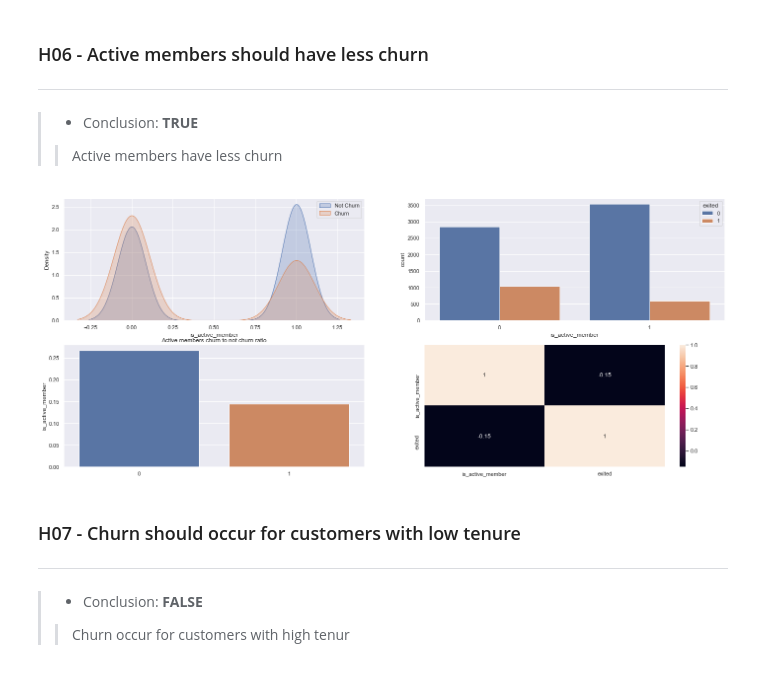
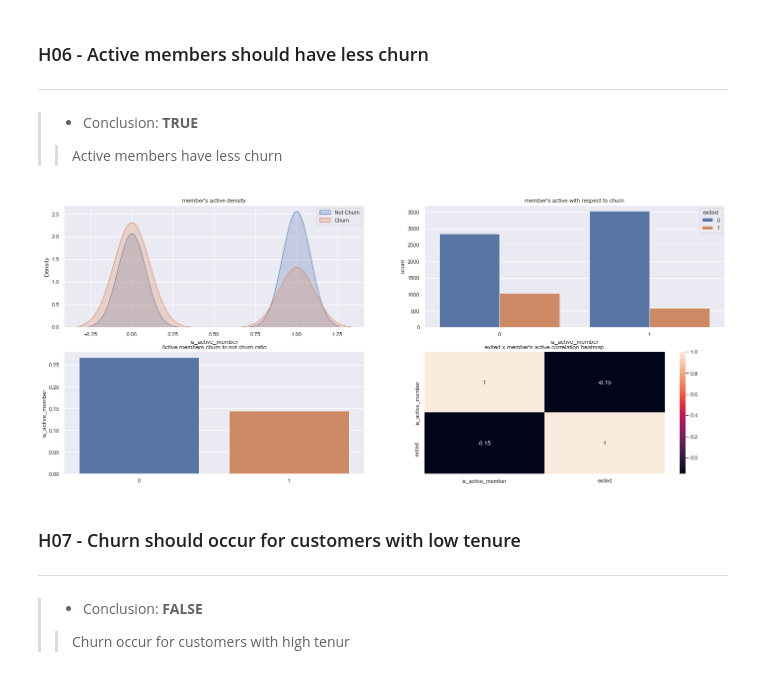
Before and after one commit to FabioCaffarello/Churn-Prediction-TopBank, a Jupyter notebook: 02-Notebooks/02-Scond_Cycle_CRISP/workflow_complete.ipynb, the cells around one changed output. Saved outputs shown, nothing was run; the diff lists cells and outputs as text; code cells hidden in the pictures.

```diff
--- a/02-Notebooks/02-Scond_Cycle_CRISP/workflow_complete.ipynb
+++ b/02-Notebooks/02-Scond_Cycle_CRISP/workflow_complete.ipynb
@@ -828,23 +828,32 @@ set_title("origin group's churn to not churn ratio");
 # %%
 aux06 = df04[['is_active_member', 'exited']]
 
+# figure size
+plt.figure(figsize(24,10))
+
+# member's active density
 plt.subplot(2,2,1)
 sns.kdeplot(aux06[aux06['exited'] == False]['is_active_member'], label='Not Churn', shade=True);
 sns.kdeplot(aux06[aux06['exited'] == True]['is_active_member'], label='Churn', shade=True);
+plt.title("member's active density")
 plt.legend()
 
+# member's active with respect to churn
 plt.subplot(2,2,2)
-sns.countplot(x='is_active_member', hue='exited', data=aux06);
+sns.countplot(x='is_active_member', hue='exited', data=aux06).set_title("member's active with respect to churn");
 
+# Active members churn to not churn ratio
 plt.subplot(2,2,3)
 aux06_ratio_churn = aux06[aux06['exited']==1]['is_active_member'].value_counts() / (aux06[aux06['exited']==0]['is_active_member'].value_counts() + aux06[aux06['exited']==1]['is_active_member'].value_counts())
 sns.barplot(x=aux06_ratio_churn.index, y=aux06_ratio_churn).\
 set_title("Active members churn to not churn ratio");
 
+# exited x member's active correlation heatmap
 plt.subplot(2,2,4)
 sns.heatmap(aux06.corr(method='pearson'),annot=True);
+plt.title("exited x member's active correlation heatmap");
 # %% [output]
-[figure, old version]
+[figure, new version]
 # %% [markdown]
 ### H07 - Churn should occur for customers with low tenure
 ---
```
Also changed, not shown: parts of 8 cells of this notebook.
